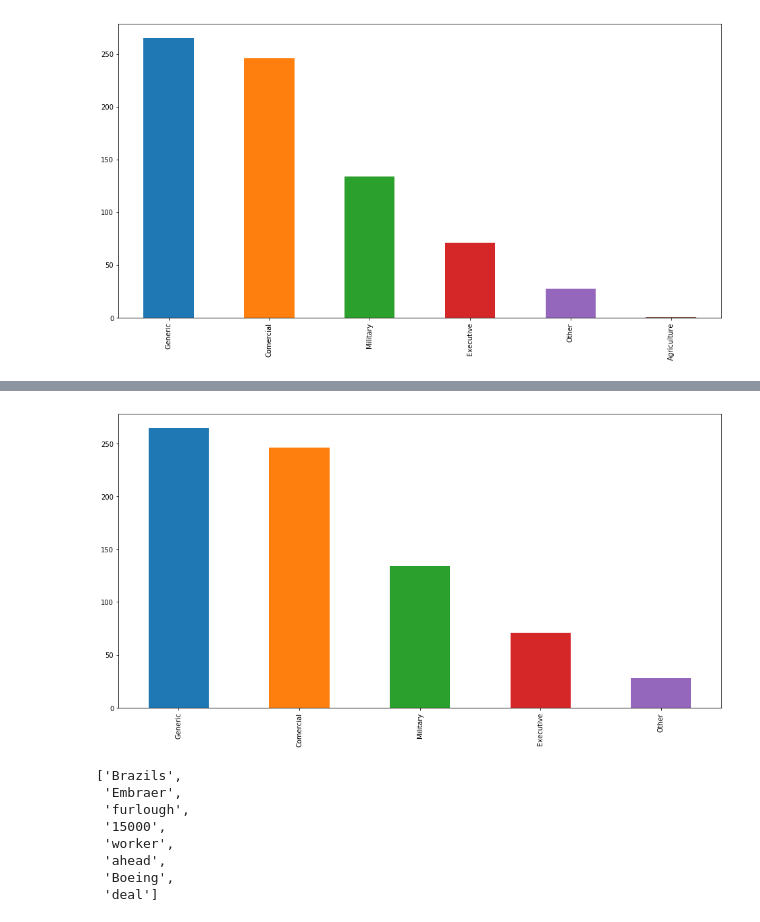
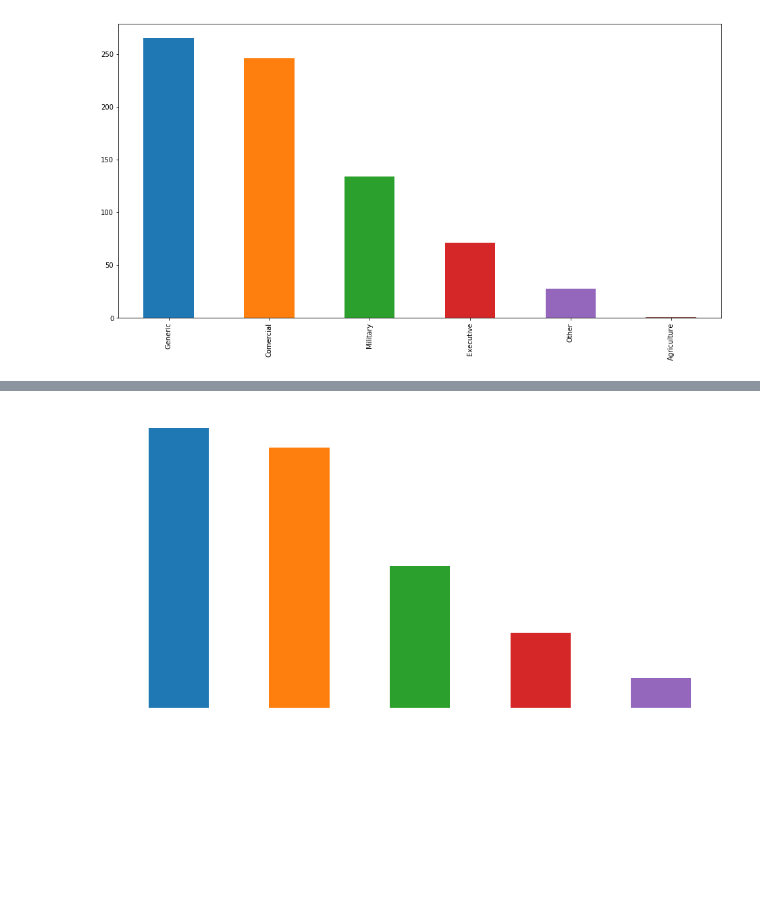
Before and after one commit to matheushent/labmat-challenge, a Jupyter notebook: data-vis.ipynb, the cells around one changed output, grey strips where cells are left out. Saved outputs shown, nothing was run; the diff lists cells and outputs as text; code cells hidden in the pictures; blank space fills up the shorter version.

```diff
--- a/data-vis.ipynb
+++ b/data-vis.ipynb
@@ -120,7 +146,2 @@ df.shape
 # %%
 df = df[df['Business line'] != 'Agriculture']
-# %%
-plt.figure(figsize=(16, 8))
-df['Business line'].value_counts().plot(kind='bar');
-# %% [output]
-[figure, removed]
@@ -140,11 +148,13 @@ summary = [lem.lemmatize(word) for word in no_punc.split() if word.lower() not i
-# %%
-summary
-# %% [output]
-['Brazils',
- 'Embraer',
- 'furlough',
- '15000',
- 'worker',
- 'ahead',
- 'Boeing',
- 'deal']
+# %%
+plt.figure(figsize=(16, 8))
+ax = plt.axes()
+ax.spines['bottom'].set_color('white')
+ax.spines['top'].set_color('white')
+ax.spines['right'].set_color('white')
+ax.spines['left'].set_color('white')
+ax.tick_params(axis='x', colors='white')
+ax.tick_params(axis='y', colors='white')
+df['Business line'].value_counts().plot(kind='bar');
+plt.savefig('./data-vis-pictures/business_line_2.png', transparent=True)
+# %% [output]
+[figure, added]
```
Also changed, not shown: parts of 9 cells of this notebook, 18 other files.
